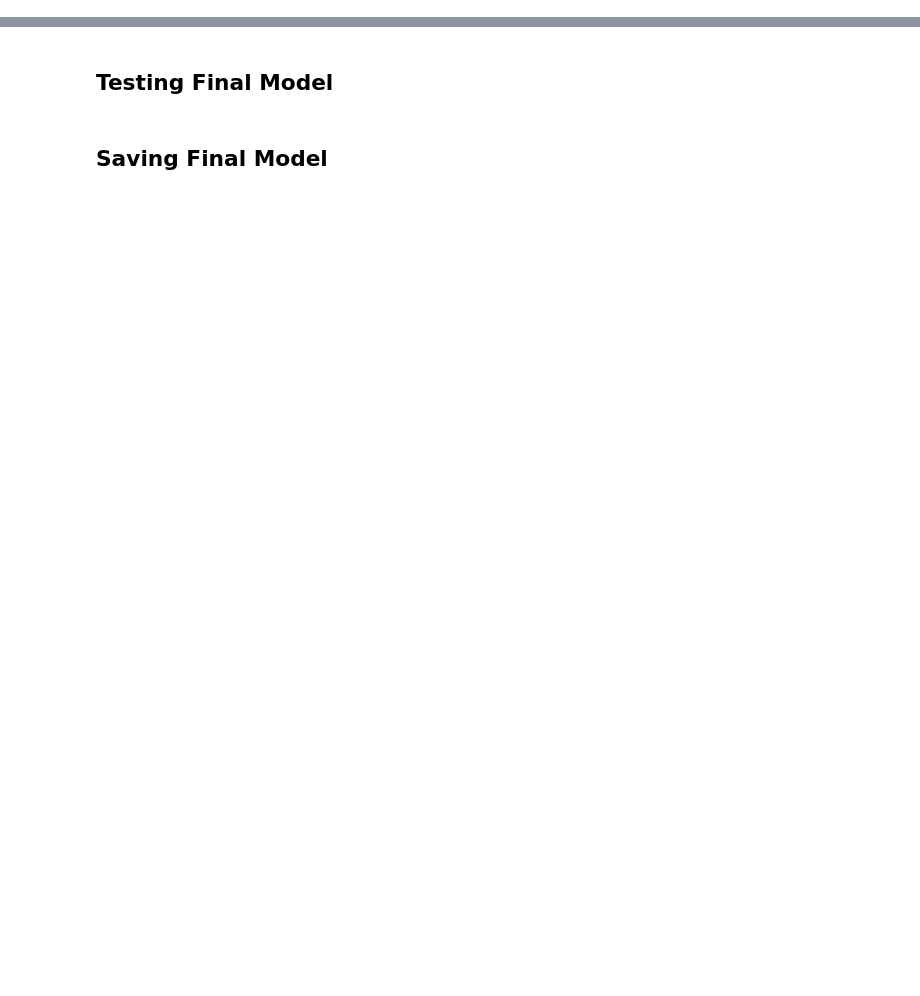
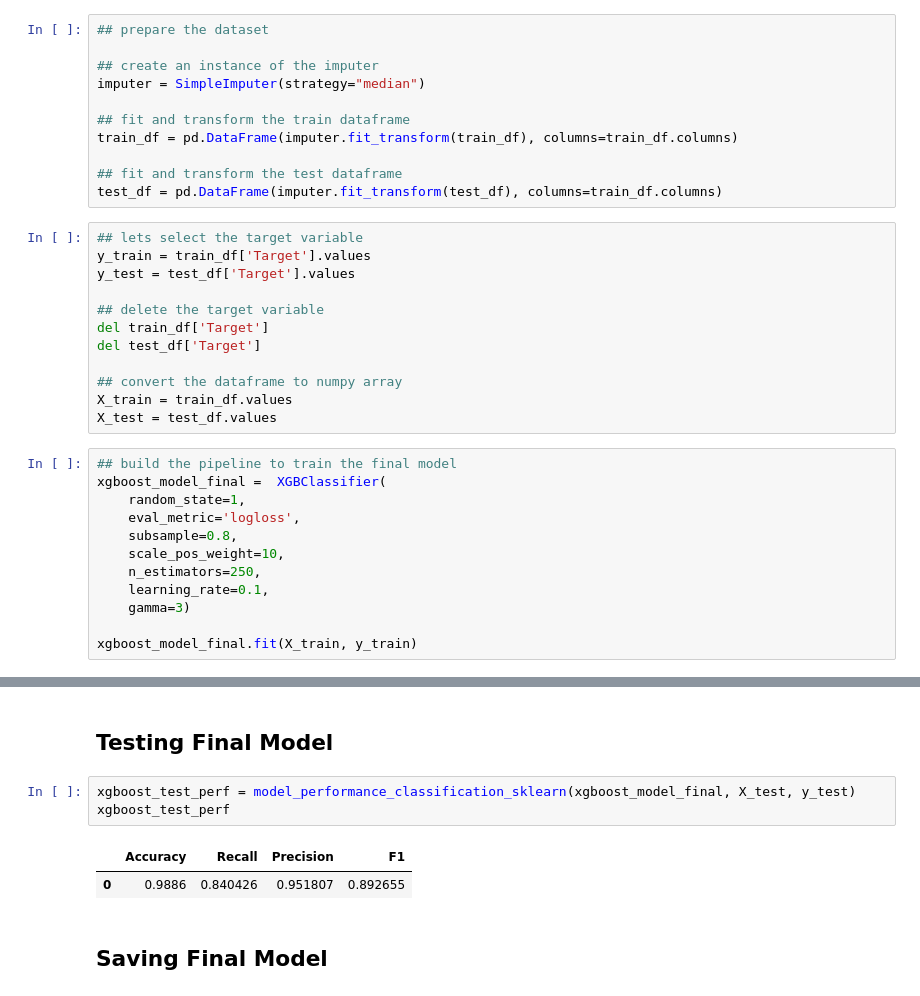
Before and after one commit to moro23/ml_generator_failure_detection, a Jupyter notebook: notebook/notebook.ipynb, the cells around one changed output, grey strips where cells are left out. Saved outputs shown, nothing was run; the diff lists cells and outputs as text; blank space fills up the shorter version.

Commit message:
test final model

```diff
--- a/notebook/notebook.ipynb
+++ b/notebook/notebook.ipynb
@@ -872,3 +872,38 @@ Validation Performance Comparison
 | F1 | 0.680000 | 0.862338 | 0.917073 | 0.724796 | 0.859416 |
 # %% [markdown]
 ## Training Of Final Model
+# %%
+## prepare the dataset
+
+## create an instance of the imputer
+imputer = SimpleImputer(strategy="median")
+
+## fit and transform the train dataframe
+train_df = pd.DataFrame(imputer.fit_transform(train_df), columns=train_df.columns)
+
+## fit and transform the test dataframe
+test_df = pd.DataFrame(imputer.fit_transform(test_df), columns=train_df.columns)
+# %%
+## lets select the target variable
+y_train = train_df['Target'].values
+y_test = test_df['Target'].values
+
+## delete the target variable
+del train_df['Target']
+del test_df['Target']
+
+## convert the dataframe to numpy array
+X_train = train_df.values
+X_test = test_df.values
+# %%
+## build the pipeline to train the final model
+xgboost_model_final =  XGBClassifier(
+    random_state=1,
+    eval_metric='logloss',
+    subsample=0.8,
+    scale_pos_weight=10,
+    n_estimators=250,
+    learning_rate=0.1,
+    gamma=3)
+
+xgboost_model_final.fit(X_train, y_train)
@@ -875,4 +921,10 @@ Validation Performance Comparison
 # %% [markdown]
 ## Testing Final Model
+# %%
+xgboost_test_perf = model_performance_classification_sklearn(xgboost_model_final, X_test, y_test)
+xgboost_test_perf
+# %% [output]
+|  | Accuracy | Recall | Precision | F1 |
+| 0 | 0.9886 | 0.840426 | 0.951807 | 0.892655 |
 # %% [markdown]
 ## Saving Final Model
```
Also changed, not shown: parts of 1 cell of this notebook.
